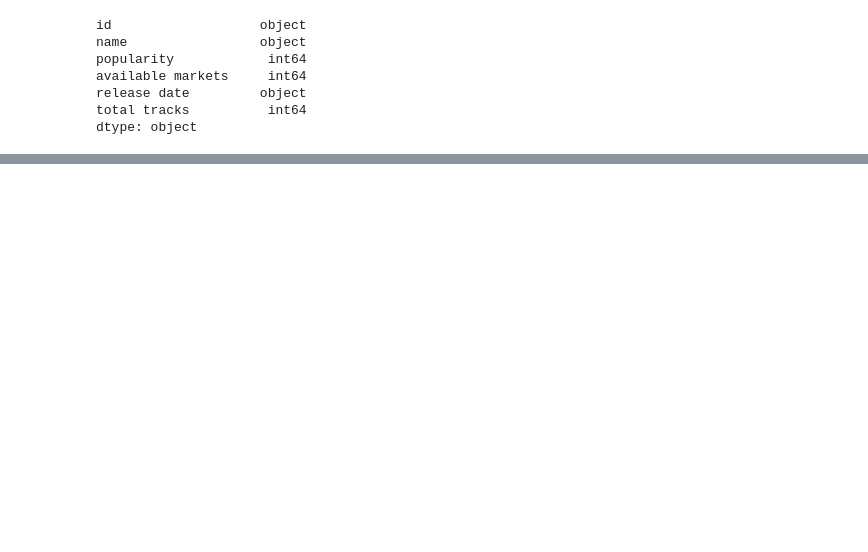
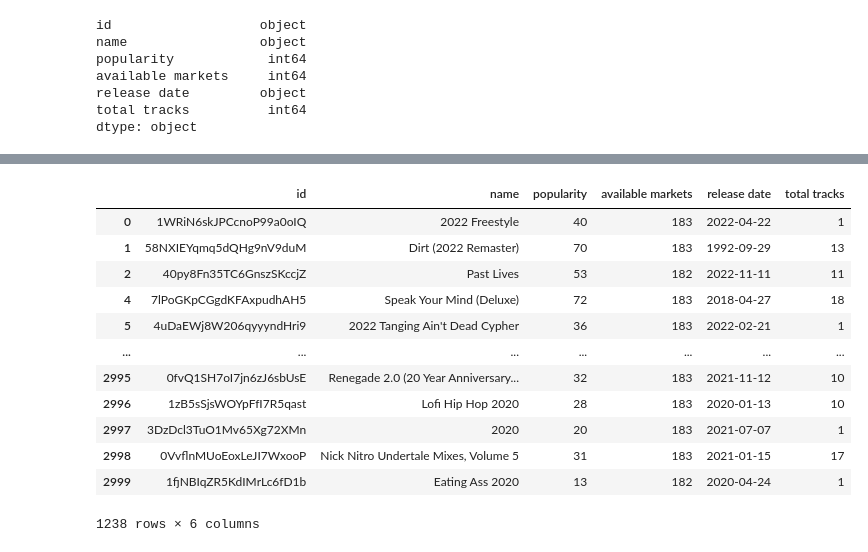
Before and after one commit to quytrungg/Final_Project_CSC14119, a Jupyter notebook: album_data.ipynb, the cells around one changed output, grey strips where cells are left out. Drawn from its saved outputs; the diff is of its cells as text; code cells hidden in the pictures; blank space fills up the shorter version.

Commit message:
Get 3000 albums, count duplicated rows, count albums' occurrences

```diff
--- a/album_data.ipynb
+++ b/album_data.ipynb
@@ -78,0 +144,20 @@ pd_album[num_duplicated_rows == False]
+# %%
+#Drop duplicated rows
+
+pd_album = pd_album.drop_duplicates(subset=['id'], keep='first', inplace=False)
+# %%
+pd_album
+# %% [output]
+|  | id | name | popularity | available markets | release date | total tracks |
+| 0 | 1WRiN6skJPCcnoP99a0oIQ | 2022 Freestyle | 40 | 183 | 2022-04-22 | 1 |
+| 1 | 58NXIEYqmq5dQHg9nV9duM | Dirt (2022 Remaster) | 70 | 183 | 1992-09-29 | 13 |
+| 2 | 40py8Fn35TC6GnszSKccjZ | Past Lives | 53 | 182 | 2022-11-11 | 11 |
+| 4 | 7lPoGKpCGgdKFAxpudhAH5 | Speak Your Mind (Deluxe) | 72 | 183 | 2018-04-27 | 18 |
+| 5 | 4uDaEWj8W206qyyyndHri9 | 2022 Tanging Ain't Dead Cypher | 36 | 183 | 2022-02-21 | 1 |
+| ... | ... | ... | ... | ... | ... | ... |
+| 2995 | 0fvQ1SH7oI7jn6zJ6sbUsE | Renegade 2.0 (20 Year Anniversary... | 32 | 183 | 2021-11-12 | 10 |
+| 2996 | 1zB5sSjsWOYpFfI7R5qast | Lofi Hip Hop 2020 | 28 | 183 | 2020-01-13 | 10 |
+| 2997 | 3DzDcl3TuO1Mv65Xg72XMn | 2020 | 20 | 183 | 2021-07-07 | 1 |
+| 2998 | 0VvflnMUoEoxLeJI7WxooP | Nick Nitro Undertale Mixes, Volume 5 | 31 | 183 | 2021-01-15 | 17 |
+| 2999 | 1fjNBIqZR5KdIMrLc6fD1b | Eating Ass 2020 | 13 | 182 | 2020-04-24 | 1 |
+1238 rows × 6 columns
```
Also changed, not shown: parts of 10 cells of this notebook, 3 other files.
